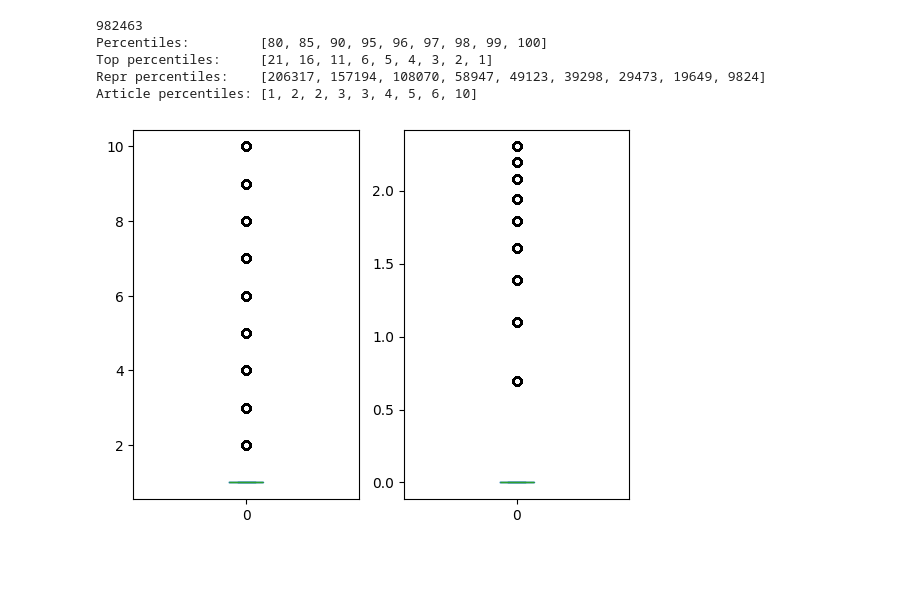
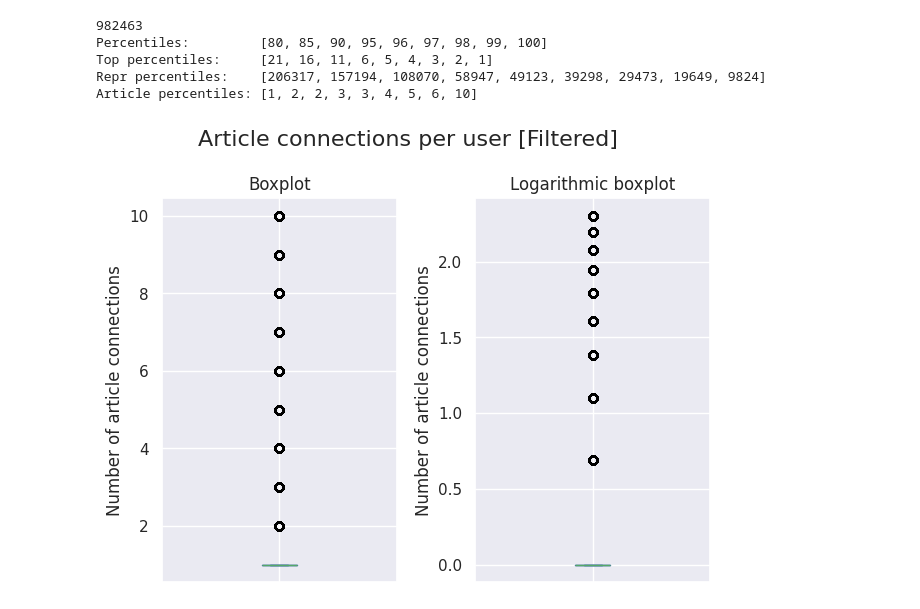
Before and after one commit to SebastianBitsch/wiki-suggest, a Jupyter notebook: graph/test.ipynb, the cells around one changed output. Cells and saved outputs as stored; diff of their text form; code cells hidden in the pictures; blank space fills up the shorter version.

```diff
--- a/graph/test.ipynb
+++ b/graph/test.ipynb
@@ -3,6 +3,10 @@ import pickle
 import numpy as np
 import matplotlib.pyplot as plt
 import pandas as pd
+import seaborn as sns
+
+sns.set_theme(style="darkgrid")
+pd.set_option('display.float_format', lambda x: '%.2f' % x)
 # %%
 path = "/work3/s204163/wiki/data-batches/articles.pickle"
 
@@ -113,31 +181,40 @@ path = "/work3/s204163/wiki/data-batches/users_keep_cutoff98_sync.pickle"
 
 with open(path, "rb") as f:
     users = pickle.load(f)
 
 print(len(users))
 
 user_lengths = [len(user.article_ids) for user in users.values()]
 N = len(user_lengths)
 percentiles = [80, 85, 90, 95, 96, 97, 98, 99, 100]
 top_percentiles = [101 - p for p in percentiles]
 repr_percentiles = ([int(N * p / 100) for p in top_percentiles])
 user_percentiles = list(map(int, np.percentile(user_lengths, percentiles)))
 
 print("Percentiles:        ", percentiles)
 print("Top percentiles:    ", top_percentiles)
 print("Repr percentiles:   ", repr_percentiles)
 print("Article percentiles:", user_percentiles)
 
 # Boxplot & Log boxplot
 df = pd.DataFrame(user_lengths)
 fig, ax = plt.subplots(1, 2)
+fig.suptitle("Article connections per user [Filtered]", fontsize=16)
+
 df.plot(kind='box', ax=ax[0])
+ax[0].set_title("Boxplot")
+ax[0].set_ylabel("Number of article connections")
+ax[0].set_xticklabels([])
 df.apply(np.log).plot(kind='box', ax=ax[1])
+ax[1].set_title("Logarithmic boxplot")
+ax[1].set_ylabel("Number of article connections")
+ax[1].set_xticklabels([])
+plt.tight_layout()
 plt.show()
 # %% [output]
 982463
 Percentiles:         [80, 85, 90, 95, 96, 97, 98, 99, 100]
 Top percentiles:     [21, 16, 11, 6, 5, 4, 3, 2, 1]
 Repr percentiles:    [206317, 157194, 108070, 58947, 49123, 39298, 29473, 19649, 9824]
 Article percentiles: [1, 2, 2, 3, 3, 4, 5, 6, 10]
-[figure, old version]
+[figure, new version]
```
Also changed, not shown: parts of 13 cells of this notebook, 5 other files.
